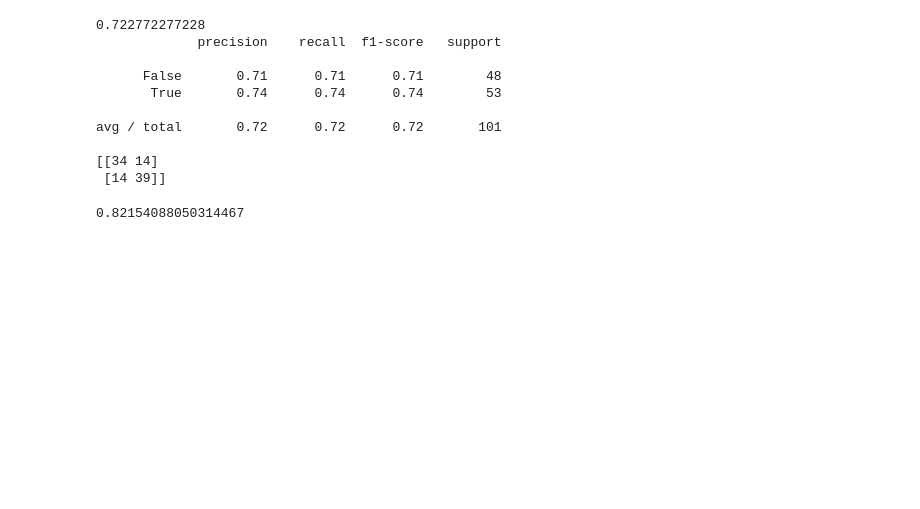
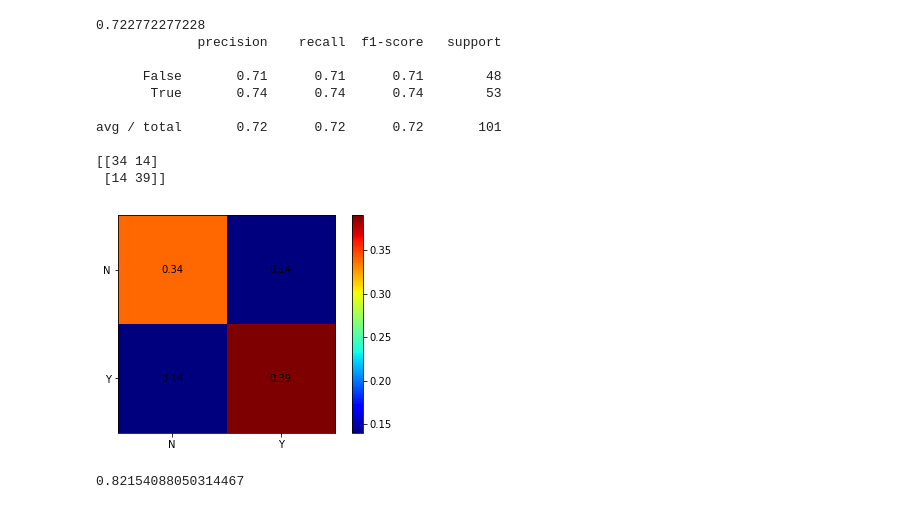
Before and after one commit to marichards/MLB_FA_Predictor, a Jupyter notebook: Regression.ipynb, the cells around one changed output. Drawn from its saved outputs; the diff is of its cells as text; code cells hidden in the pictures; blank space fills up the shorter version.

```diff
--- a/Regression.ipynb
+++ b/Regression.ipynb
@@ -159,6 +199,33 @@ avg / total       0.72      0.72      0.72       101
 
 [[34 14]
  [14 39]]
+# %%
+mtx_rfc_pos = np.round(confusion_matrix(y_test, y_pred)/len(y_test), decimals = 2)
+
+fig = plt.figure()
+plt.clf()
+ax = fig.add_subplot(111)
+ax.set_aspect(1)
+res = ax.imshow(np.array(mtx_rfc_pos), cmap=plt.cm.jet,
+                interpolation='nearest')
+
+width, height = mtx_rfc_pos.shape
+
+for x in range(width):
+    for y in range(height):
+        ax.annotate(str(mtx_rfc_pos[x][y]), xy=(y, x),
+                    horizontalalignment='center',
+                    verticalalignment='center')
+
+
+cb = fig.colorbar(res)
+alphabet = 'NY'
+plt.xticks(range(width), alphabet[:width])
+plt.yticks(range(height), alphabet[:height])
+plt.savefig('colormap.png')
+plt.show()
+# %% [output]
+[figure, added]
 # %%
 #Import necessary modules
 from sklearn.metrics import roc_curve
```
Also changed, not shown: parts of 27 cells of this notebook, 6 other files.
